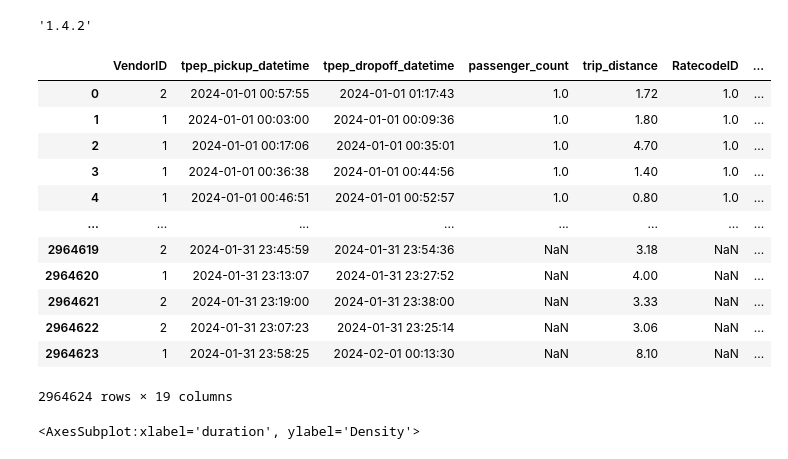
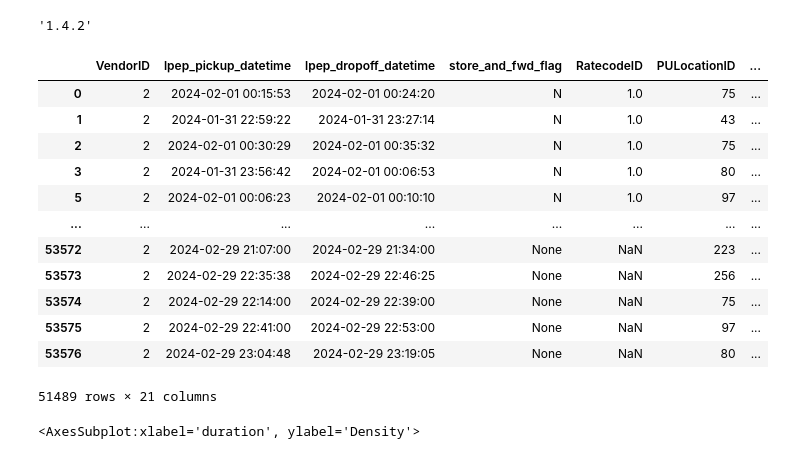
Before and after one commit to TroyaCh/MLOps, a Jupyter notebook: 01-intro/homework.ipynb, the cells around one changed output. Cells and saved outputs as stored; diff of their text form; code cells hidden in the pictures.

```diff
--- a/01-intro/homework.ipynb
+++ b/01-intro/homework.ipynb
@@ -16,21 +16,38 @@ from sklearn.metrics import mean_squared_error
 pd.__version__
 # %% [output]
 '1.4.2'
+# %%
+def preprocess_data(file_path):
+    df = pd.read_parquet(file_path)
+
+    df.lpep_pickup_datetime= pd.to_datetime(df.lpep_pickup_datetime)
+    df.lpep_dropoff_datetime = pd.to_datetime(df.lpep_dropoff_datetime)
+
+    df["duration"]= df.lpep_dropoff_datetime - df.lpep_pickup_datetime
+    df.duration = df.duration.apply(lambda td: td.total_seconds()/60 )
+
+    df = df[(df.duration>1) & (df.duration<61)]
+
+    categorical = ['PULocationID', 'DOLocationID']
+    df[categorical] = df[categorical].astype(str)
+
+    return df
 # %%
-df = pd.read_parquet("https://d37ci6vzurychx.cloudfront.net/trip-data/yellow_tripdata_2024-01.parquet")
+train_data = preprocess_data("https://d37ci6vzurychx.cloudfront.net/trip-data/green_tripdata_2021-01.parquet")
+val_data = preprocess_data("https://d37ci6vzurychx.cloudfront.net/trip-data/green_tripdata_2024-02.parquet")
 # %%
-df
+val_data
 # %% [output]
-|  | VendorID | tpep_pickup_datetime | tpep_dropoff_datetime | passenger_count | trip_distance | RatecodeID | ... |
-| 0 | 2 | 2024-01-01 00:57:55 | 2024-01-01 01:17:43 | 1.0 | 1.72 | 1.0 | ... |
-| 1 | 1 | 2024-01-01 00:03:00 | 2024-01-01 00:09:36 | 1.0 | 1.80 | 1.0 | ... |
-| 2 | 1 | 2024-01-01 00:17:06 | 2024-01-01 00:35:01 | 1.0 | 4.70 | 1.0 | ... |
-| 3 | 1 | 2024-01-01 00:36:38 | 2024-01-01 00:44:56 | 1.0 | 1.40 | 1.0 | ... |
-| 4 | 1 | 2024-01-01 00:46:51 | 2024-01-01 00:52:57 | 1.0 | 0.80 | 1.0 | ... |
+|  | VendorID | lpep_pickup_datetime | lpep_dropoff_datetime | store_and_fwd_flag | RatecodeID | PULocationID | ... |
+| 0 | 2 | 2024-02-01 00:15:53 | 2024-02-01 00:24:20 | N | 1.0 | 75 | ... |
+| 1 | 2 | 2024-01-31 22:59:22 | 2024-01-31 23:27:14 | N | 1.0 | 43 | ... |
+| 2 | 2 | 2024-02-01 00:30:29 | 2024-02-01 00:35:32 | N | 1.0 | 75 | ... |
+| 3 | 2 | 2024-01-31 23:56:42 | 2024-02-01 00:06:53 | N | 1.0 | 80 | ... |
+| 5 | 2 | 2024-02-01 00:06:23 | 2024-02-01 00:10:10 | N | 1.0 | 97 | ... |
 | ... | ... | ... | ... | ... | ... | ... | ... |
-| 2964619 | 2 | 2024-01-31 23:45:59 | 2024-01-31 23:54:36 | NaN | 3.18 | NaN | ... |
-| 2964620 | 1 | 2024-01-31 23:13:07 | 2024-01-31 23:27:52 | NaN | 4.00 | NaN | ... |
-| 2964621 | 2 | 2024-01-31 23:19:00 | 2024-01-31 23:38:00 | NaN | 3.33 | NaN | ... |
-| 2964622 | 2 | 2024-01-31 23:07:23 | 2024-01-31 23:25:14 | NaN | 3.06 | NaN | ... |
-| 2964623 | 1 | 2024-01-31 23:58:25 | 2024-02-01 00:13:30 | NaN | 8.10 | NaN | ... |
+| 53572 | 2 | 2024-02-29 21:07:00 | 2024-02-29 21:34:00 | None | NaN | 223 | ... |
+| 53573 | 2 | 2024-02-29 22:35:38 | 2024-02-29 22:46:25 | None | NaN | 256 | ... |
+| 53574 | 2 | 2024-02-29 22:14:00 | 2024-02-29 22:39:00 | None | NaN | 75 | ... |
+| 53575 | 2 | 2024-02-29 22:41:00 | 2024-02-29 22:53:00 | None | NaN | 97 | ... |
+| 53576 | 2 | 2024-02-29 23:04:48 | 2024-02-29 23:19:05 | None | NaN | 80 | ... |
-2964624 rows × 19 columns
+51489 rows × 21 columns
```
Also changed, not shown: parts of 23 cells of this notebook.
